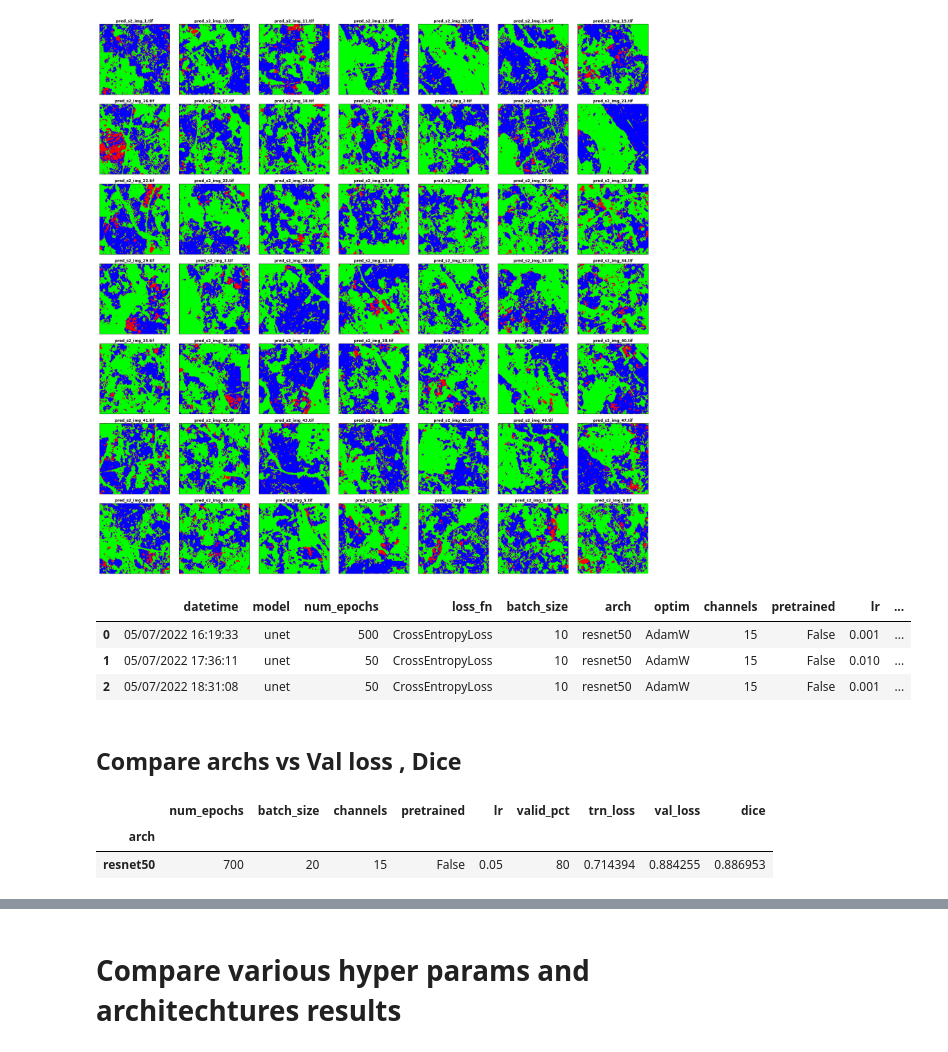
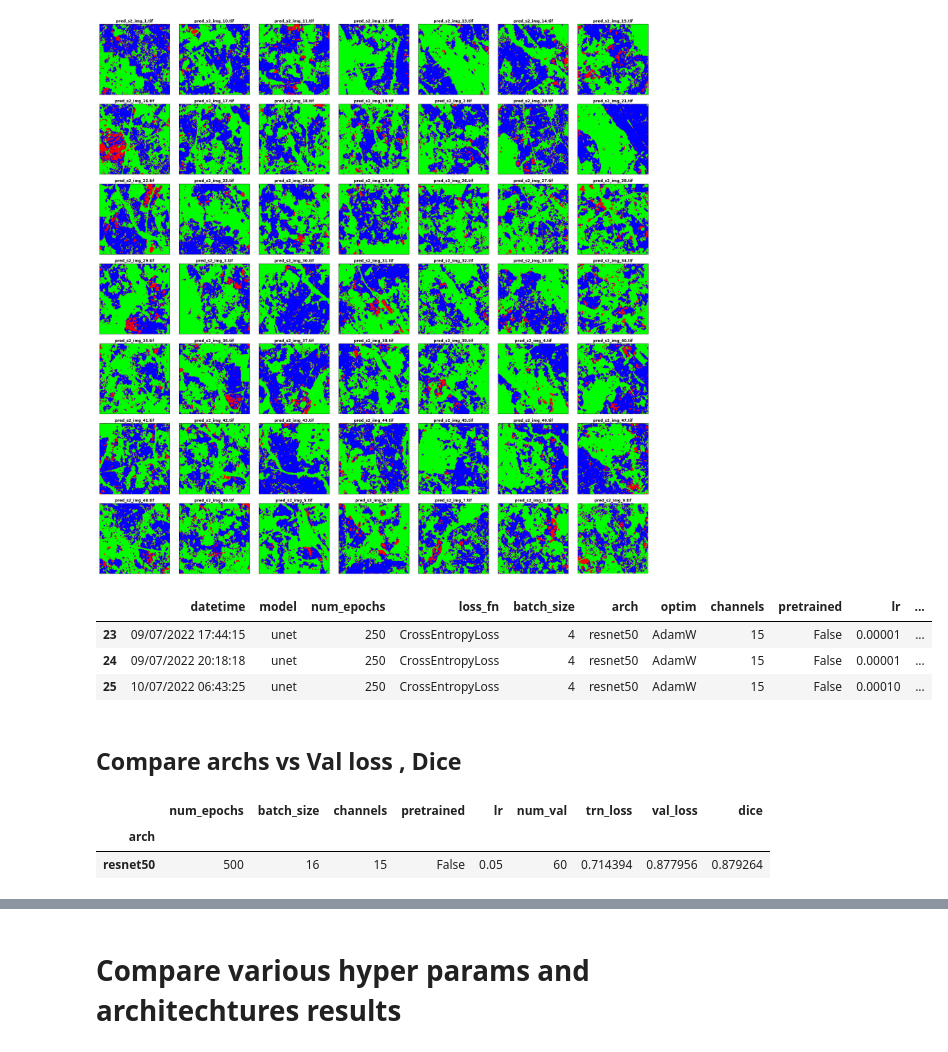
Before and after one commit to lleviraz/urban_segmentation, a Jupyter notebook: notebooks/NB7 Experiments Results Analysis.ipynb, the cells around one changed output, grey strips where cells are left out. Cells and saved outputs as stored; diff of their text form; code cells hidden in the pictures.

```diff
--- a/notebooks/NB7 Experiments Results Analysis.ipynb
+++ b/notebooks/NB7 Experiments Results Analysis.ipynb
@@ -234,18 +235,18 @@ plot_predictions(SAITAMA)
 49
 [figure]
 # %%
-cols = ['datetime','model','num_epochs','loss_fn','batch_size','arch','optim','channels','pretrained','lr','valid_pct','trn_loss','val_loss','dice','augs','epoch_time']
+cols = ['datetime','model','num_epochs','loss_fn','batch_size','arch','optim','channels','pretrained','lr','num_val','trn_loss','val_loss','dice','augs','epoch_time']
+
 # deeplab_results=pd.read_csv('logs/deeplab_results_log.csv',names=cols)
-results=pd.read_csv('logs/exp_results_log.csv')
-
+results=pd.read_csv(NB_DIR + '/logs/exp_results_log.csv').dropna()
 results = results.drop(['Unnamed: 12'],axis=1)
 results.columns = cols
 results.head(3)
 # %% [output]
 |  | datetime | model | num_epochs | loss_fn | batch_size | arch | optim | channels | pretrained | lr | ... |
-| 0 | 05/07/2022 16:19:33 | unet | 500 | CrossEntropyLoss | 10 | resnet50 | AdamW | 15 | False | 0.001 | ... |
-| 1 | 05/07/2022 17:36:11 | unet | 50 | CrossEntropyLoss | 10 | resnet50 | AdamW | 15 | False | 0.010 | ... |
-| 2 | 05/07/2022 18:31:08 | unet | 50 | CrossEntropyLoss | 10 | resnet50 | AdamW | 15 | False | 0.001 | ... |
+| 23 | 09/07/2022 17:44:15 | unet | 250 | CrossEntropyLoss | 4 | resnet50 | AdamW | 15 | False | 0.00001 | ... |
+| 24 | 09/07/2022 20:18:18 | unet | 250 | CrossEntropyLoss | 4 | resnet50 | AdamW | 15 | False | 0.00001 | ... |
+| 25 | 10/07/2022 06:43:25 | unet | 250 | CrossEntropyLoss | 4 | resnet50 | AdamW | 15 | False | 0.00010 | ... |
 # %%
 report_cols=list(results.columns)
 results = results[report_cols].fillna(0.0)
@@ -256,9 +257,9 @@ nn_results = results.drop(['channels','pretrained'],axis=1)
 # results.groupby('arch').max('dice').sort_values(by='dice',ascending=False)
 results.groupby('arch').max('dice').sort_values(by='dice',ascending=False)
 # %% [output]
-|  | num_epochs | batch_size | channels | pretrained | lr | valid_pct | trn_loss | val_loss | dice |
+|  | num_epochs | batch_size | channels | pretrained | lr | num_val | trn_loss | val_loss | dice |
 | arch |  |  |  |  |  |  |  |  |  |
-| resnet50 | 700 | 20 | 15 | False | 0.05 | 80 | 0.714394 | 0.884255 | 0.886953 |
+| resnet50 | 500 | 16 | 15 | False | 0.05 | 60 | 0.714394 | 0.877956 | 0.879264 |
 # %%
 f,ax2 = plt.subplots(1,1,figsize=(10,10))
 corr = nn_results.corr()
```
Also changed, not shown: parts of 9 cells of this notebook.
